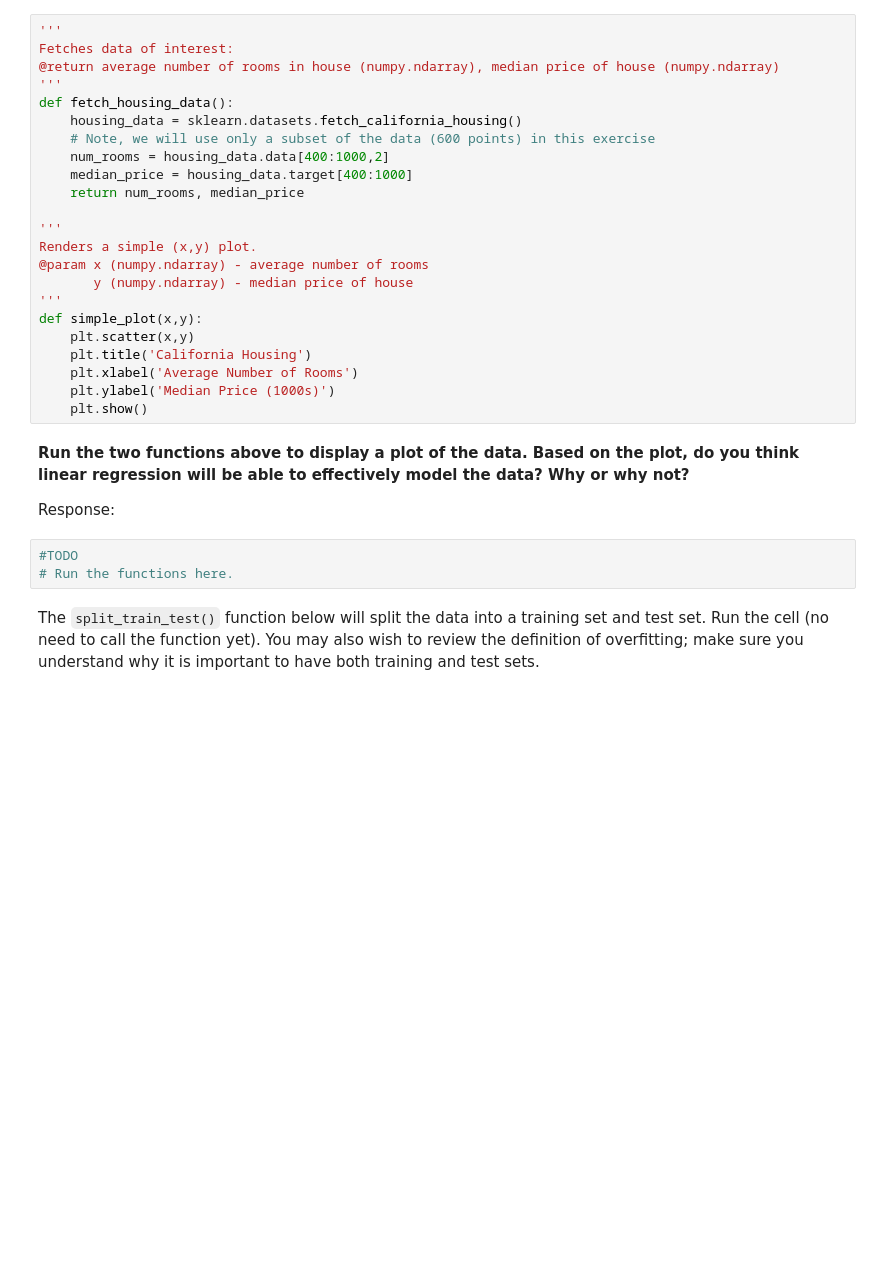
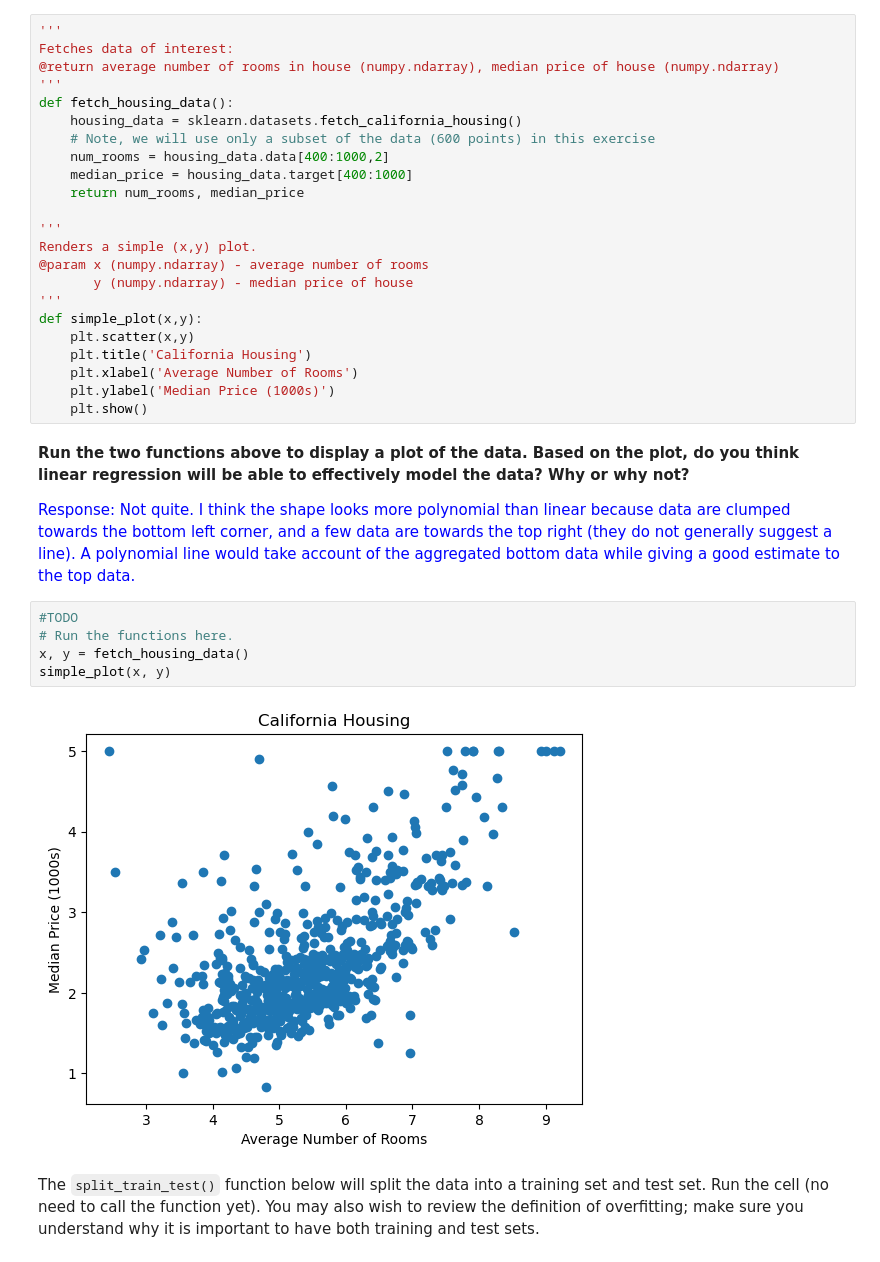
Before and after one commit to JayLi1209/cs4262-5262-2024S, a Jupyter notebook: Assignment1/Assignment1-Regression_2024S.ipynb, the cells around one changed output. Cells and saved outputs as stored; diff of their text form; blank space fills up the shorter version.

```diff
--- a/Assignment1/Assignment1-Regression_2024S.ipynb
+++ b/Assignment1/Assignment1-Regression_2024S.ipynb
@@ -45,9 +45,15 @@ def simple_plot(x,y):
 # %% [markdown]
 **Run the two functions above to display a plot of the data. Based on the plot, do you think linear regression will be able to effectively model the data? Why or why not?**
 
-Response:<br>
+<font color='blue'>
+Response: Not quite. I think the shape looks more polynomial than linear because data are clumped towards the bottom left corner, and a few data are towards the top right (they do not generally suggest a line). A polynomial line would take account of the aggregated bottom data while giving a good estimate to the top data.
+<br>
 # %%
 #TODO
 # Run the functions here.
+x, y = fetch_housing_data()
+simple_plot(x, y)
+# %% [output]
+[figure, added]
 # %% [markdown]
 The `split_train_test()` function below will split the data into a training set and test set. Run the cell (no need to call the function yet). You may also wish to review the definition of overfitting; make sure you understand why it is important to have both training and test sets.
```
Also changed, not shown: parts of 43 cells of this notebook.
